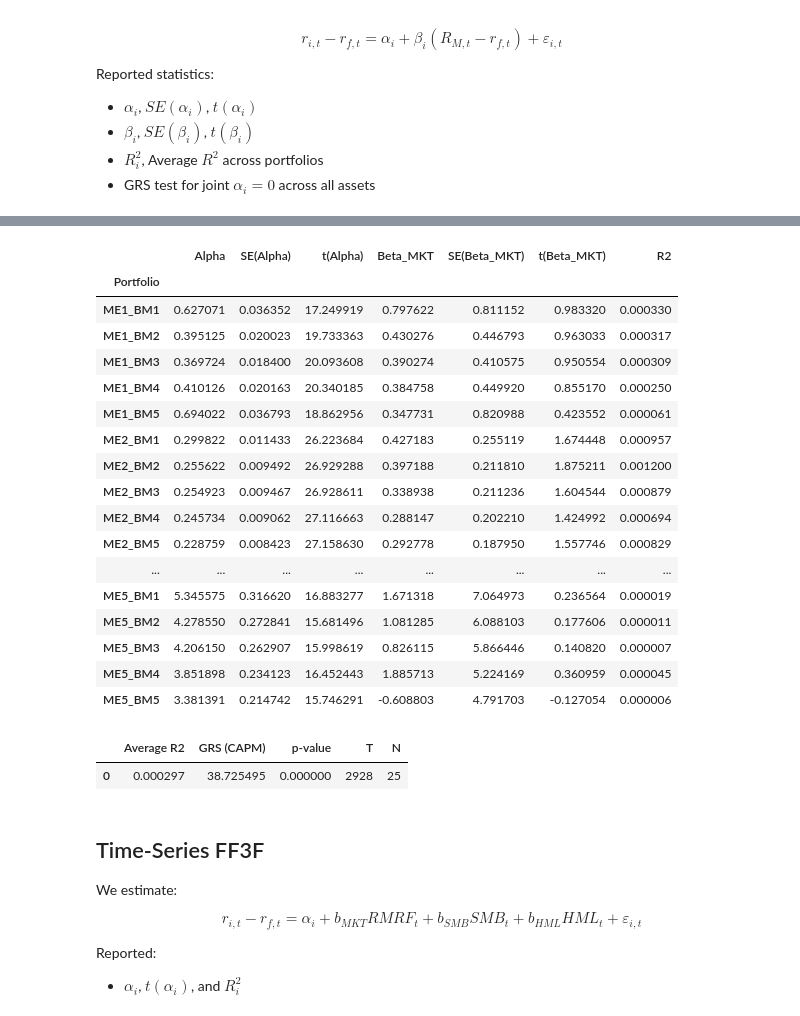
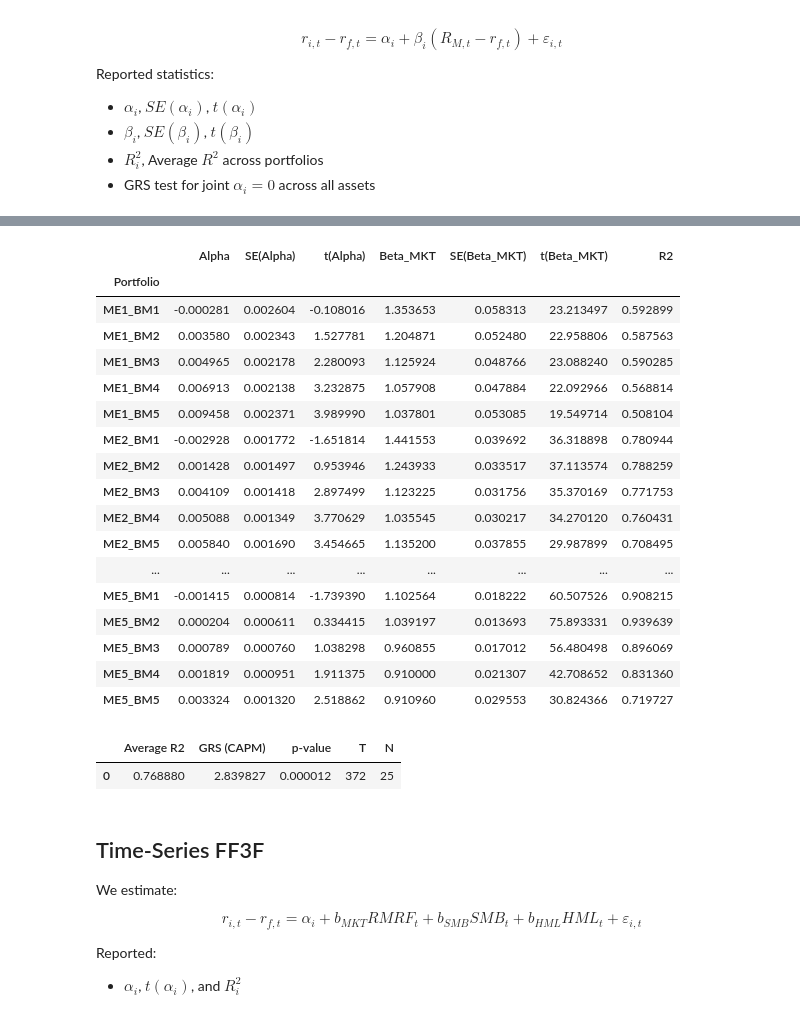
Before and after one commit to dhajibashi/Project_3, a Jupyter notebook: FIN684_Project_III.ipynb, the cells around one changed output, grey strips where cells are left out. Saved outputs shown, nothing was run; the diff lists cells and outputs as text; code cells hidden in the pictures.

```diff
--- a/FIN684_Project_III.ipynb
+++ b/FIN684_Project_III.ipynb
@@ -65,8 +65,15 @@ def grs_test_with_alphas(alphas, factor_means, factor_cov, residual_cov, T, N, L
     Sigma_e_inv = inv(np.asarray(residual_cov, dtype=float))
 
     term = float(m.T @ Sigma_f_inv @ m)
-    numer = (T - N - L) / N
+    numer = T / N * (T - N - L) / (T - L - 1)
     denom = 1.0 + term
+
+    print(numer, float(a.T @ Sigma_e_inv @ a), denom)
+    print("alphas:", a)
+    print("factor means:", m)
+    print("Sigma_f_inv:", Sigma_f_inv)
+    print("Sigma_e_inv:", Sigma_e_inv)
+    print("factor cov:", factor_cov)
 
     F = numer * float(a.T @ Sigma_e_inv @ a) / denom
     df1, df2 = N, T - N - L
@@ -77,6 +84,12 @@ def grs_test_with_alphas(alphas, factor_means, factor_cov, residual_cov, T, N, L
 # %%
 URL_FF3_MONTHLY = 'https://mba.tuck.dartmouth.edu/pages/faculty/ken.french/ftp/F-F_Research_Data_Factors_CSV.zip'
 URL_KF_25_MONTHLY = 'https://mba.tuck.dartmouth.edu/pages/faculty/ken.french/ftp/25_Portfolios_5x5_CSV.zip'
+
+FF3_MONTHLY_FILE_NAME = 'F-F_Research_Data_Factors.csv'
+KF_25_MONTHLY_FILE_NAME = '25_Portfolios_5x5.csv'
+
+FF3_L = 3
+CAPM_L = 1
 
 import requests, zipfile, os
 from io import BytesIO
@@ -280,8 +293,8 @@ def read_ff3_monthly(filename: str) -> pd.DataFrame:
     return df
 
 # ---------- read both files (filenames only) ----------
-ret_5x5 = read_kf_25_csv("25_Portfolios_5x5.csv")
-ff3     = read_ff3_monthly("F-F_Research_Data_Factors.csv")
+ret_5x5 = read_kf_25_csv(f'{KF_25_MONTHLY_FILE_NAME}')
+ff3     = read_ff3_monthly(f'{FF3_MONTHLY_FILE_NAME}')
 
 # align on common months
 data = ret_5x5.join(ff3, how="inner")
@@ -511,9 +524,21 @@ Reported statistics:
 - $\beta_i$, $SE(\beta_i)$, $t(\beta_i)$
 - $R_i^2$, Average $R^2$ across portfolios
 - GRS test for joint $\alpha_i = 0$ across all assets
+# %%
+def cov_div_T_minus_L(X, L):
+    T = X.shape[0]
+    # Center data
+    X_centered = X - X.mean(axis=0)
+    # Compute covariance matrix with divisor T-L
+    cov_mat = (X_centered.T @ X_centered) / (T - L)
+    return cov_mat
 # %%
 capm_rows, alphas_capm, resids_capm = [], [], []
 X_capm = sample[["RMRF"]]
+
+T_capm = sample.shape[0]
+N_capm = len(port_cols)
+L_capm = CAPM_L
 
 for p in port_cols:
     y = excess[p]
@@ -541,15 +566,11 @@ avg_r2_capm = capm_table["R2"].mean()
 
 # residual covariance (N×N)
 resid_mat_capm = pd.DataFrame({p: resids_capm[i] for i, p in enumerate(port_cols)}).dropna()
-Sigma_e_capm   = resid_mat_capm.cov()
+Sigma_e_capm   = cov_div_T_minus_L(resid_mat_capm, L_capm)
 
 # factor means/cov
 f_means_capm = [sample["RMRF"].mean()]
-f_cov_capm   = sample[["RMRF"]].cov()
-
-T_capm = resid_mat_capm.shape[0]
-N_capm = len(port_cols)
-L_capm = 1
+f_cov_capm   = cov_div_T_minus_L(sample[["RMRF"]], L_capm)
 
 GRS_capm, p_capm = grs_test_with_alphas(alphas_capm, f_means_capm, f_cov_capm, Sigma_e_capm, T_capm, N_capm, L_capm)
 
@@ -567,23 +605,23 @@ display(capm_summary)
 |  | Alpha | SE(Alpha) | t(Alpha) | Beta_MKT | SE(Beta_MKT) | t(Beta_MKT) | R2 |
 | Portfolio |  |  |  |  |  |  |  |
-| ME1_BM1 | 0.627071 | 0.036352 | 17.249919 | 0.797622 | 0.811152 | 0.983320 | 0.000330 |
-| ME1_BM2 | 0.395125 | 0.020023 | 19.733363 | 0.430276 | 0.446793 | 0.963033 | 0.000317 |
-| ME1_BM3 | 0.369724 | 0.018400 | 20.093608 | 0.390274 | 0.410575 | 0.950554 | 0.000309 |
-| ME1_BM4 | 0.410126 | 0.020163 | 20.340185 | 0.384758 | 0.449920 | 0.855170 | 0.000250 |
-| ME1_BM5 | 0.694022 | 0.036793 | 18.862956 | 0.347731 | 0.820988 | 0.423552 | 0.000061 |
-| ME2_BM1 | 0.299822 | 0.011433 | 26.223684 | 0.427183 | 0.255119 | 1.674448 | 0.000957 |
-| ME2_BM2 | 0.255622 | 0.009492 | 26.929288 | 0.397188 | 0.211810 | 1.875211 | 0.001200 |
-| ME2_BM3 | 0.254923 | 0.009467 | 26.928611 | 0.338938 | 0.211236 | 1.604544 | 0.000879 |
-| ME2_BM4 | 0.245734 | 0.009062 | 27.116663 | 0.288147 | 0.202210 | 1.424992 | 0.000694 |
-| ME2_BM5 | 0.228759 | 0.008423 | 27.158630 | 0.292778 | 0.187950 | 1.557746 | 0.000829 |
+| ME1_BM1 | -0.000281 | 0.002604 | -0.108016 | 1.353653 | 0.058313 | 23.213497 | 0.592899 |
+| ME1_BM2 | 0.003580 | 0.002343 | 1.527781 | 1.204871 | 0.052480 | 22.958806 | 0.587563 |
+| ME1_BM3 | 0.004965 | 0.002178 | 2.280093 | 1.125924 | 0.048766 | 23.088240 | 0.590285 |
+| ME1_BM4 | 0.006913 | 0.002138 | 3.232875 | 1.057908 | 0.047884 | 22.092966 | 0.568814 |
+| ME1_BM5 | 0.009458 | 0.002371 | 3.989990 | 1.037801 | 0.053085 | 19.549714 | 0.508104 |
+| ME2_BM1 | -0.002928 | 0.001772 | -1.651814 | 1.441553 | 0.039692 | 36.318898 | 0.780944 |
+| ME2_BM2 | 0.001428 | 0.001497 | 0.953946 | 1.243933 | 0.033517 | 37.113574 | 0.788259 |
+| ME2_BM3 | 0.004109 | 0.001418 | 2.897499 | 1.123225 | 0.031756 | 35.370169 | 0.771753 |
+| ME2_BM4 | 0.005088 | 0.001349 | 3.770629 | 1.035545 | 0.030217 | 34.270120 | 0.760431 |
+| ME2_BM5 | 0.005840 | 0.001690 | 3.454665 | 1.135200 | 0.037855 | 29.987899 | 0.708495 |
 | ... | ... | ... | ... | ... | ... | ... | ... |
-| ME5_BM1 | 5.345575 | 0.316620 | 16.883277 | 1.671318 | 7.064973 | 0.236564 | 0.000019 |
-| ME5_BM2 | 4.278550 | 0.272841 | 15.681496 | 1.081285 | 6.088103 | 0.177606 | 0.000011 |
-| ME5_BM3 | 4.206150 | 0.262907 | 15.998619 | 0.826115 | 5.866446 | 0.140820 | 0.000007 |
-| ME5_BM4 | 3.851898 | 0.234123 | 16.452443 | 1.885713 | 5.224169 | 0.360959 | 0.000045 |
-| ME5_BM5 | 3.381391 | 0.214742 | 15.746291 | -0.608803 | 4.791703 | -0.127054 | 0.000006 |
+| ME5_BM1 | -0.001415 | 0.000814 | -1.739390 | 1.102564 | 0.018222 | 60.507526 | 0.908215 |
+| ME5_BM2 | 0.000204 | 0.000611 | 0.334415 | 1.039197 | 0.013693 | 75.893331 | 0.939639 |
+| ME5_BM3 | 0.000789 | 0.000760 | 1.038298 | 0.960855 | 0.017012 | 56.480498 | 0.896069 |
+| ME5_BM4 | 0.001819 | 0.000951 | 1.911375 | 0.910000 | 0.021307 | 42.708652 | 0.831360 |
+| ME5_BM5 | 0.003324 | 0.001320 | 2.518862 | 0.910960 | 0.029553 | 30.824366 | 0.719727 |
 |  | Average R2 | GRS (CAPM) | p-value | T | N |
-| 0 | 0.000297 | 38.725495 | 0.000000 | 2928 | 25 |
+| 0 | 0.768880 | 2.839827 | 0.000012 | 372 | 25 |
 # %% [markdown]
 ## Time-Series FF3F
 
```
Also changed, not shown: parts of 2 cells of this notebook.
